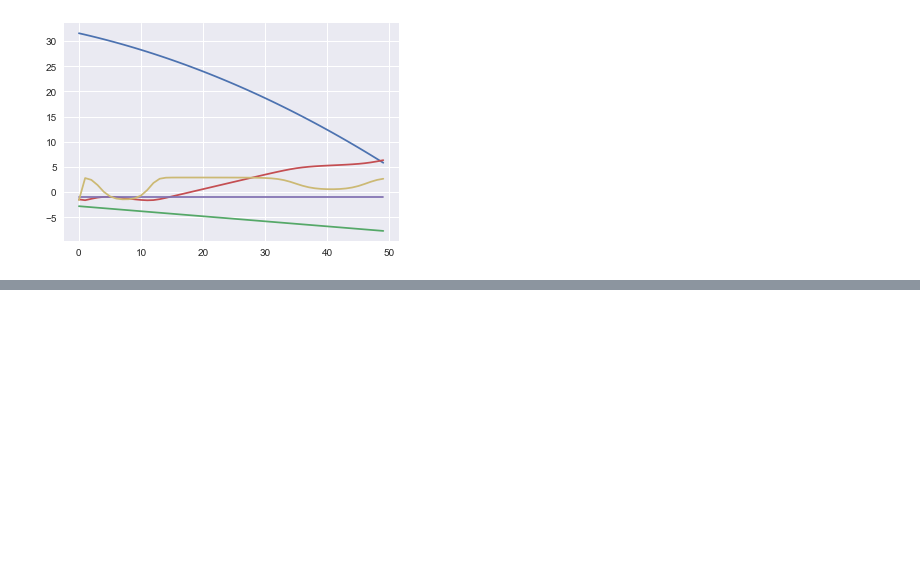
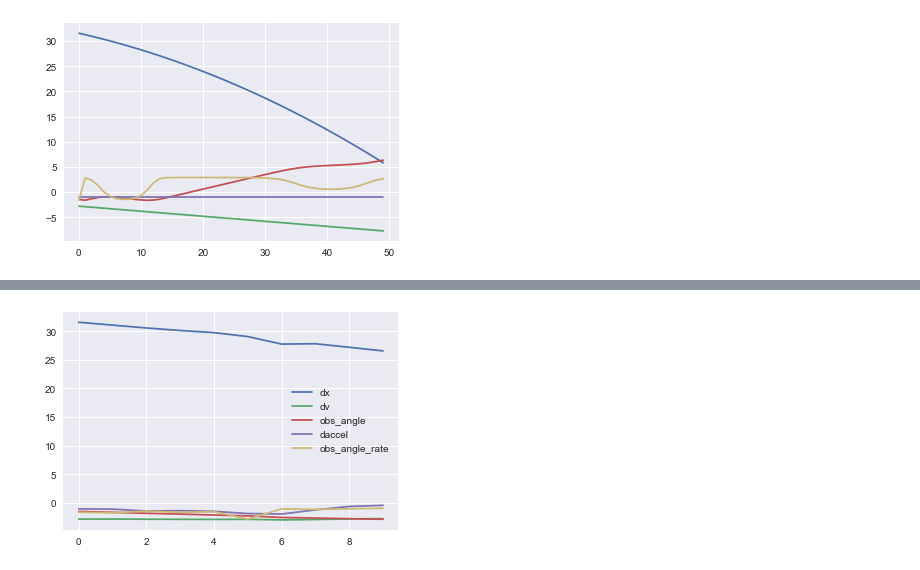
Before and after one commit to MoonBlvd/Sticky-HDP-HMM, a Jupyter notebook: GMM-HMM_clean.ipynb, the cells around one changed output, grey strips where cells are left out. Saved outputs shown, nothing was run; the diff lists cells and outputs as text; code cells hidden in the pictures; blank space fills up the shorter version.

```diff
--- a/GMM-HMM_clean.ipynb
+++ b/GMM-HMM_clean.ipynb
@@ -524,0 +598,20 @@ GMM.fit(X)
+# %%
+'''
+Test of method 1 with GMM
+'''
+with warnings.catch_warnings():
+    warnings.simplefilter("ignore")
+    fxn()
+    '''
+    init beta
+    '''
+    x0 = test_obs[0,:]
+    num = []
+    omega = best_GMM.weights_
+    for m in range(n_component):
+        mu = best_GMM.means_[m,observable_col]
+        sigma = best_GMM.covariances_[m, 0:3, 0:3]
+        num.append(omega[m] * gaussian_prob(x0, mu, sigma))
+
+    beta = np.array(num)/np.sum(num) # beta is (k,)
+    print ("beta: ", beta)
@@ -524,0 +627,60 @@ GMM.fit(X)
+# %%
+    '''
+    predict
+    '''
+    tau = 1
+    dx = test[0,0]
+    dv = test[0,1]
+    obs_angle = test[0,2]
+    daccel = test[0,3]
+    obs_angle_rate = test[0,4]
+
+    predict_horizon = 10 #test.shape[0]
+    predicted_states = np.zeros([predict_horizon, test.shape[1]])
+    predicted_states[0,:] = np.array([dx,dv,obs_angle,daccel,obs_angle_rate])
+    for t in range(1,predict_horizon):
+        '''
+        Update observable variables using hidden variables
+        '''
+        dx = dx + dv * time_step + 1/2 * daccel * time_step**2
+        dv = dv + daccel * time_step
+        obs_angle = obs_angle +obs_angle_rate * time_step
+        '''
+        Update beta
+        '''
+        beta_num = []
+        x = np.array([dx,dv,obs_angle])#test_obs[t,:] # daccel,obs_angle_rate
+        for m in range(n_component):
+            mu = best_GMM.means_[m,observable_col]
+            sigma = best_GMM.covariances_[m,0:len(observable_col), 0:len(observable_col)]
+            prob = gaussian_prob(x,mu,sigma)
+            beta_num.append(np.sum(beta * PI[:,m]) * prob)
+        beta = beta_num/np.sum(beta_num)
+#         print ("beta", beta)
+        '''
+        predict hidden variable
+            Method 1: daccel and obs_angle_rate
+            Method 2: ego car accel and yaw rate.
+        '''
+        predict = 0
+        for m in range(n_component):
+            sigma_inv = np.linalg.pinv(best_GMM.covariances_[m,0:len(observable_col),0:len(observable_col)]) # (3,3)
+            observable_diff = np.reshape((x-best_GMM.means_[m,observable_col]),(len(observable_col),1)) # (3,1)
+            hidden_observable_cov = best_GMM.covariances_[m,len(observable_col):,0:len(observable_col)] # (2,3)
+            tmp = np.reshape(best_GMM.means_[m,hidden_col],(len(hidden_col),1)) #+ \
+                    #np.dot(np.dot(hidden_observable_cov, sigma_inv),observable_diff) #(2,1)
+            predict += beta[m] * tmp #(2,1)
+            print ("tmp: ", tmp)
+        accel = predict[0,0]
+        obs_angle_rate = predict[1,0]
+        predicted_states[t,:] = np.array([dx,dv,obs_angle,daccel,obs_angle_rate])
+    print ("Actual states: ", test[0:predict_horizon,:])
+    print ("predicted states: ", predicted_states)
+    plt.figure(1)
+    plt.plot(test[0:predict_horizon,:])
+    plt.legend(['dx','dv','obs_angle','daccel','obs_angle_rate'])
+    plt.figure(2)
+    plt.plot(predicted_states)
+
+    plt.show
+# %% [output]
@@ -524,0 +705 @@ GMM.fit(X)
+[figure, added]
```
Also changed, not shown: parts of 9 cells of this notebook, 3 other files.
